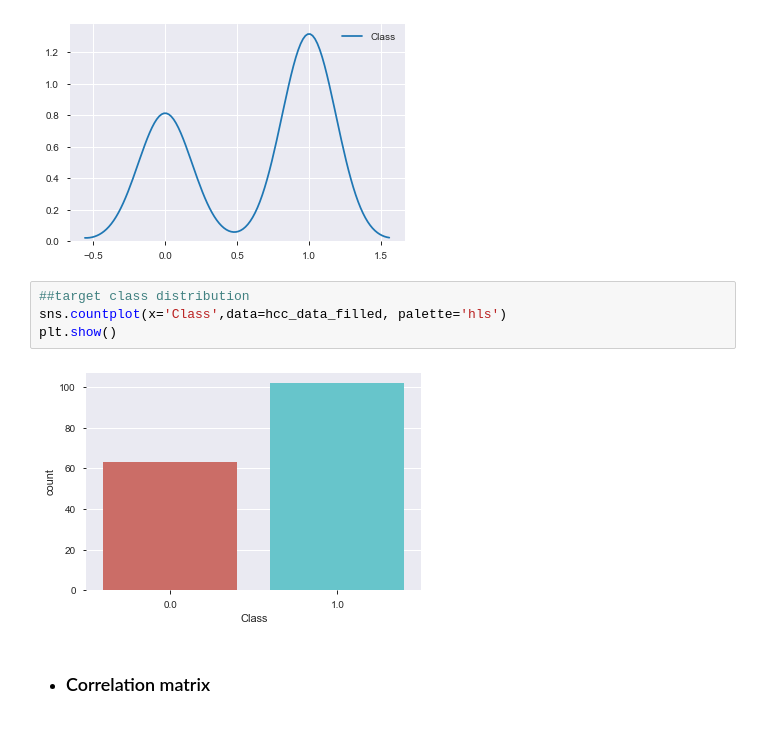
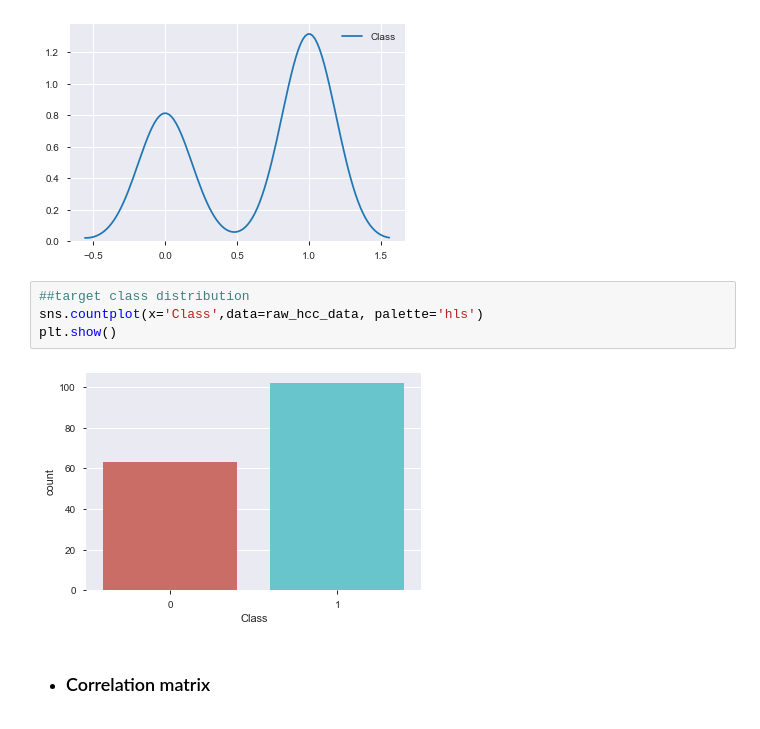
Before and after one commit to Dr-Salcedo/hepatocellular_carcinoma_one_year_survival, a Jupyter notebook: logistic_regression_hepatocellular_carcinoma_one_year_survival.ipynb, the cells around one changed output. Saved outputs shown, nothing was run; the diff lists cells and outputs as text.

```diff
--- a/logistic_regression_hepatocellular_carcinoma_one_year_survival.ipynb
+++ b/logistic_regression_hepatocellular_carcinoma_one_year_survival.ipynb
@@ -185,10 +195,10 @@ sns.kdeplot(raw_hcc_data["Class"])
 [figure]
 # %%
 ##target class distribution
-sns.countplot(x='Class',data=hcc_data_filled, palette='hls')
+sns.countplot(x='Class',data=raw_hcc_data, palette='hls')
 plt.show()
 # %% [output]
-[figure, old version]
+[figure, new version]
 # %% [markdown]
 
 - ### Correlation matrix
```
Also changed, not shown: parts of 14 cells of this notebook, 14 other files.
